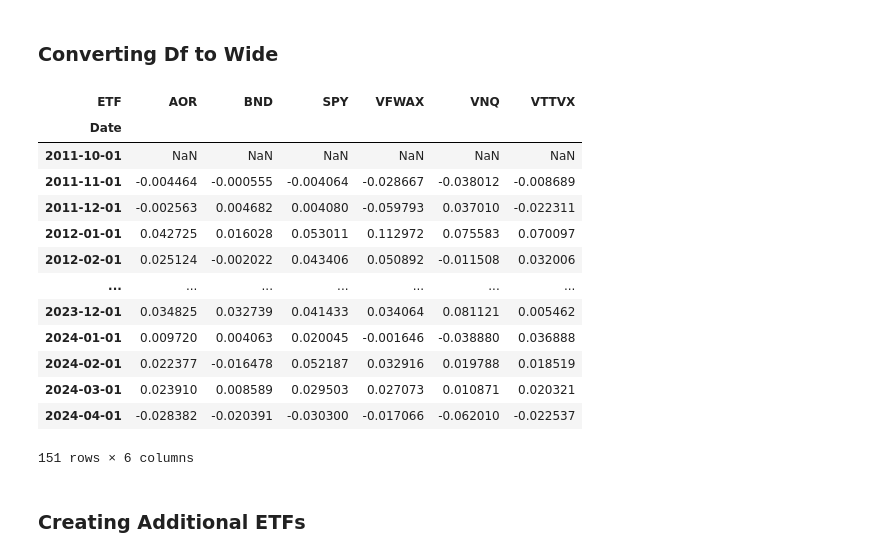
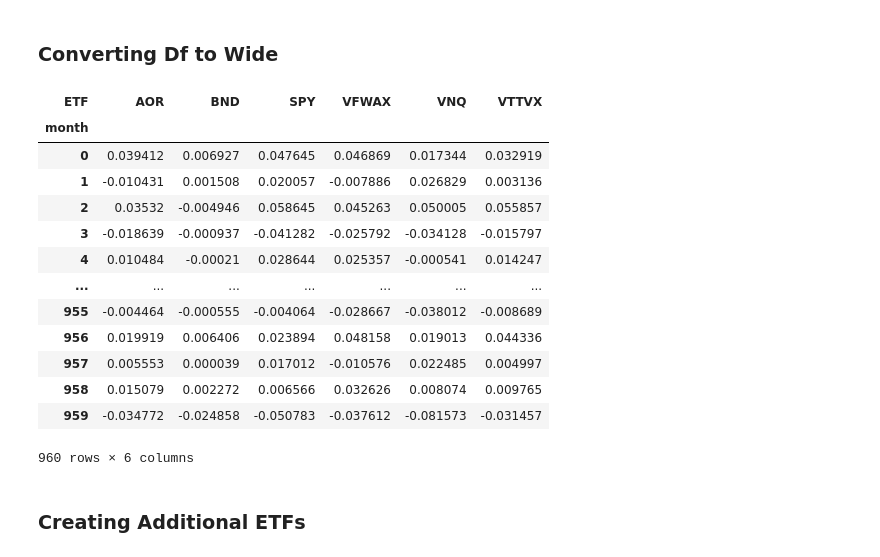
Before and after one commit to justinreed23/investingBackend, a Jupyter notebook: sample_build.ipynb, the cells around one changed output. Cells and saved outputs as stored; diff of their text form; code cells hidden in the pictures.

```diff
--- a/sample_build.ipynb
+++ b/sample_build.ipynb
@@ -34,7 +36,9 @@ etfs_tall
+# %%
+etfs_tall.drop(columns=['Adj Close'], inplace=True)
 # %% [markdown]
 ### Converting DF to Wide ###
 # %%
-etfs_wide = etfs_tall.pivot(index='Date', columns='ETF', values='Adj Close')
+etfs_wide = etfs_tall.pivot(index='Date', columns='ETF', values='ret')
 etfs_wide
 # %% [output]
 | ETF | AOR | BND | SPY | VFWAX | VNQ | VTTVX |
@@ -74,6 +78,6 @@ etfs_full
 # %% [markdown]
 ### Expanding Data (80 years) ###
 # %%
-wide_sim_life = etfs_full.sample(n=12*80, random_state=42, replace=True)
+wide_sim_life = etfs_full.sample(n=12*80, random_state=42, replace=True, ignore_index=True).reset_index()
 wide_sim_life
 # %% [output]
@@ -139,0 +124,5 @@ rets
+# %%
+etfs_full_tall = wide_sim_life.melt(id_vars='index', var_name='ETF', value_name='ret')
+etfs_full_tall = etfs_full_tall[etfs_full_tall['ETF'] != 'Date']
+etfs_full_tall.rename(columns={'index': 'month'}, inplace=True)
+etfs_full_tall
@@ -140,23 +143,23 @@ rets
 # %% [markdown]
 ### Converting Df to Wide ###
 # %%
-rets_wide = rets.pivot(index='Date', columns='ETF', values='ret')
+rets_wide = etfs_full_tall.pivot(index='month', columns='ETF', values='ret')
 rets_wide
 # %% [output]
 | ETF | AOR | BND | SPY | VFWAX | VNQ | VTTVX |
-| Date |  |  |  |  |  |  |
-| 2011-10-01 | NaN | NaN | NaN | NaN | NaN | NaN |
-| 2011-11-01 | -0.004464 | -0.000555 | -0.004064 | -0.028667 | -0.038012 | -0.008689 |
-| 2011-12-01 | -0.002563 | 0.004682 | 0.004080 | -0.059793 | 0.037010 | -0.022311 |
-| 2012-01-01 | 0.042725 | 0.016028 | 0.053011 | 0.112972 | 0.075583 | 0.070097 |
-| 2012-02-01 | 0.025124 | -0.002022 | 0.043406 | 0.050892 | -0.011508 | 0.032006 |
+| month |  |  |  |  |  |  |
+| 0 | 0.039412 | 0.006927 | 0.047645 | 0.046869 | 0.017344 | 0.032919 |
+| 1 | -0.010431 | 0.001508 | 0.020057 | -0.007886 | 0.026829 | 0.003136 |
+| 2 | 0.03532 | -0.004946 | 0.058645 | 0.045263 | 0.050005 | 0.055857 |
+| 3 | -0.018639 | -0.000937 | -0.041282 | -0.025792 | -0.034128 | -0.015797 |
+| 4 | 0.010484 | -0.00021 | 0.028644 | 0.025357 | -0.000541 | 0.014247 |
 | ... | ... | ... | ... | ... | ... | ... |
-| 2023-12-01 | 0.034825 | 0.032739 | 0.041433 | 0.034064 | 0.081121 | 0.005462 |
-| 2024-01-01 | 0.009720 | 0.004063 | 0.020045 | -0.001646 | -0.038880 | 0.036888 |
-| 2024-02-01 | 0.022377 | -0.016478 | 0.052187 | 0.032916 | 0.019788 | 0.018519 |
-| 2024-03-01 | 0.023910 | 0.008589 | 0.029503 | 0.027073 | 0.010871 | 0.020321 |
-| 2024-04-01 | -0.028382 | -0.020391 | -0.030300 | -0.017066 | -0.062010 | -0.022537 |
+| 955 | -0.004464 | -0.000555 | -0.004064 | -0.028667 | -0.038012 | -0.008689 |
+| 956 | 0.019919 | 0.006406 | 0.023894 | 0.048158 | 0.019013 | 0.044336 |
+| 957 | 0.005553 | 0.000039 | 0.017012 | -0.010576 | 0.022485 | 0.004997 |
+| 958 | 0.015079 | 0.002272 | 0.006566 | 0.032626 | 0.008074 | 0.009765 |
+| 959 | -0.034772 | -0.024858 | -0.050783 | -0.037612 | -0.081573 | -0.031457 |
-151 rows × 6 columns
+960 rows × 6 columns
 # %% [markdown]
 ### Creating Additional ETFs ###
 # %%
```
Also changed, not shown: parts of 15 cells of this notebook, 4 other files.
